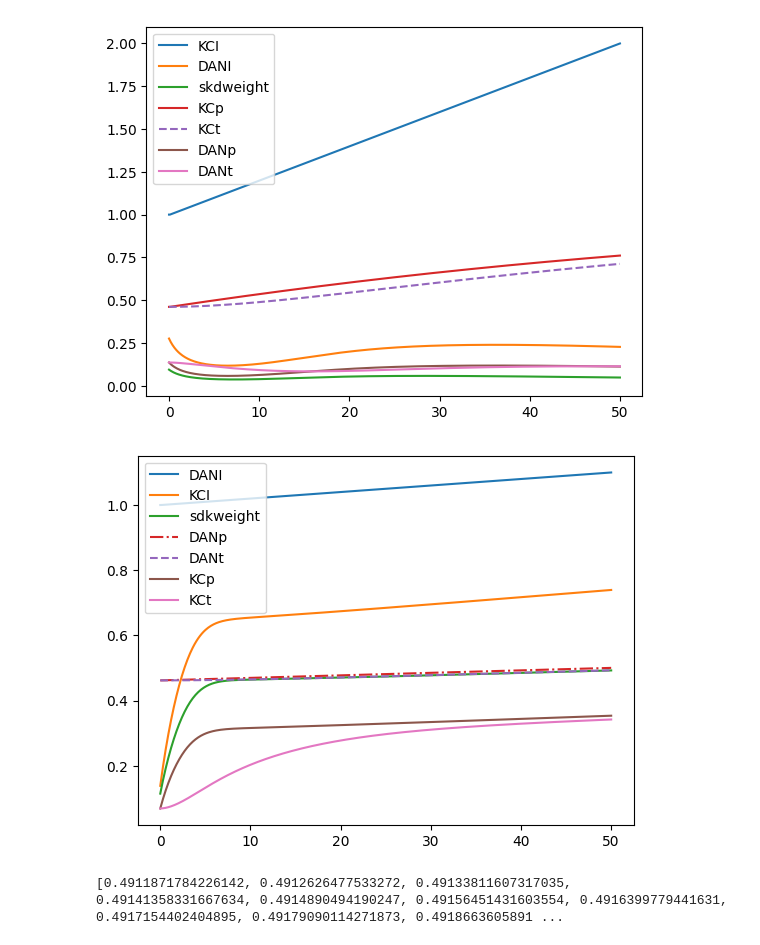
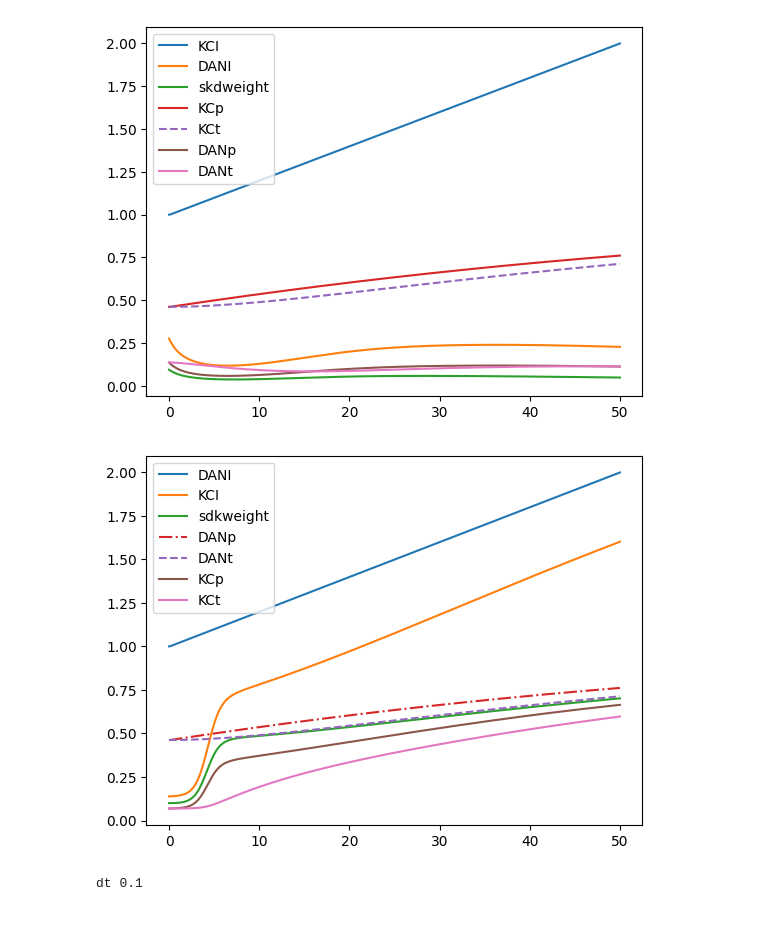
Before and after one commit to wq-win/KMD_model, a Jupyter notebook: KMDSimplified/remodeltwo.ipynb, the cells around one changed output. Drawn from its saved outputs; the diff is of its cells as text; code cells hidden in the pictures.

```diff
--- a/KMDSimplified/remodeltwo.ipynb
+++ b/KMDSimplified/remodeltwo.ipynb
@@ -418,33 +418,32 @@ def myplot(t, listarray, label, linestyle='-'):
 initWeightDK = np.ones([numKC,numDAN]) * .1
 IDAN = np.ones(numDAN).reshape(numDAN,1)
 
 DAN = Neuron(numDAN,IDAN, dt=dt)
 IKC = np.matmul(initWeightDK, DAN.potential)
 KC = Neuron(numKC,IKC, dt=dt)
 
 sdk = SynapseDK(DAN, KC, initWeightDK, reward=1, dt=dt)
 sdkweight,KCp,KCt,DANp,DANt = [],[],[],[],[]
 KCI, DANI = [], []
 for i in t:
     DANI.append(sdk.preI[0][0])
     KCI.append(sdk.postI[0][0])
 
     DANp.append(sdk.prePotential[0][0])
     DANt.append(sdk.preTrajectory[0][0])
     KCp.append(sdk.postPotential[0][0])
     KCt.append(sdk.postTrajectory[0][0])
-    DKWeight = sdk.step(dt, np.ones(numDAN).reshape(numDAN,1)+ i/500)
+    DKWeight = sdk.step(dt, np.ones(numDAN).reshape(numDAN,1)+ i/50)
     sdk.update()
     sdkweight.append(DKWeight[0][0])
 
 myplot(t,DANI,'DANI')
 myplot(t,KCI,'KCI')
 myplot(t,sdkweight,'sdkweight')
 myplot(t,DANp,'DANp','-.')
 myplot(t,DANt,'DANt','--')
 myplot(t,KCp,'KCp')
 myplot(t,KCt,'KCt')
 plt.show()
 # %% [output]
-[figure, old version]
+[figure, new version]
-[0.4911871784226142, 0.4912626477533272, 0.49133811607317035, 0.49141358331667634, 0.4914890494190247, 0.49156451431603554, 0.4916399779441631, 0.4917154402404895, 0.49179090114271873, 0.4918663605891 ...
@@ -450,0 +460,32 @@ plt.show()
+# %%
+# 测试all
+print('dt', dt)
+# init weight
+initWeightKM = np.ones([numMBON,numKC]) * .1
+initWeightDK = np.ones([numKC,numDAN]) * .1
+initWeightKD = np.ones([numDAN,numKC]) * .1
+# init I
+IKC = np.zeros(numKC).reshape(numKC,1)
+IDAN = np.zeros(numDAN).reshape(numDAN,1)
+IMBON = np.zeros(numMBON).reshape(numMBON,1)
+# init Neuron
+KC = Neuron(numKC, IKC, dt=dt)
+MBON = Neuron(numMBON, IMBON, dt=dt)
+DAN = Neuron(numDAN,IDAN, dt=dt)
+# init Synapse
+skm = SynapseKM(KC, MBON, initWeightKM, reward=1,dt=dt)
+skd = SynapseKD(KC, DAN, initWeightKD, reward=1, dt=dt)
+sdk = SynapseDK(DAN, KC, initWeightDK, reward=1, dt=dt)
+skmweight,skdweight,sdkweight=[],[],[]
+KCp,KCt,DANp,DANt,MBONp,MBONt = [],[],[],[],[],[]
+KCI,DANI,MBONI = [],[],[]
+for i in t:
+    # KC->MBON,KC->DAN,DAN->KC,激活部分KC，对应MBON激活，DAN给KC预激活，KC又激活MBON
+    if i < 500:
+        kci = []
+    skm.step(dt,kci[i])
+    # mbon让dan激活,TODO这部分是写入neuron？
+
+    pass
+# %% [output]
+dt 0.1
```
Also changed, not shown: parts of 1 cell of this notebook.
